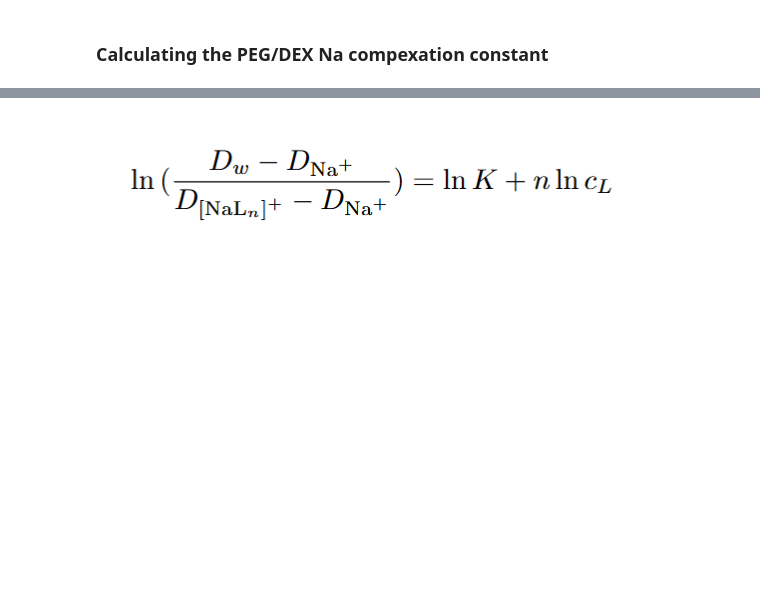
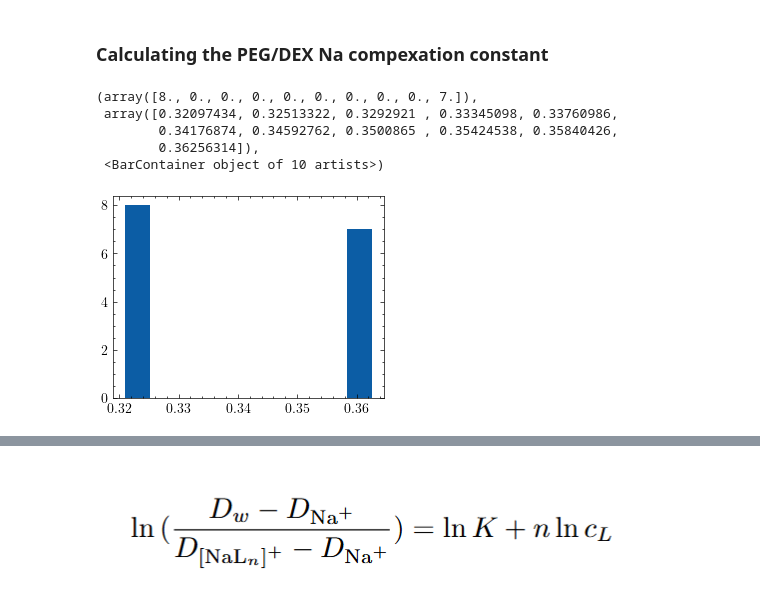
Before and after one commit to antonilis/molecular_crowding, a Jupyter notebook: analysis.ipynb, the cells around one changed output, grey strips where cells are left out. Drawn from its saved outputs; the diff is of its cells as text; code cells hidden in the pictures; blank space fills up the shorter version.

Commit message:
Developed the module sodium_crowder_equilibrium_constant.py and plotted the results.

```diff
--- a/analysis.ipynb
+++ b/analysis.ipynb
@@ -258,4 +258,20 @@ coeff
 ### Calculating the PEG/DEX Na compexation constant
 # %%
 import utils as uts
-data =
+import sodium_crowder_equilibrium_constant as scec
+
+
+data =  scec.calc_sodium_crowder_eq_constant()
+
+df_ficoll = data[data['crowder'].str.contains('Ficoll', case=False)]
+df_peg = data[data['crowder'].str.contains('PEG', case=False)]
+df_dextran = data[data['crowder'].str.contains('Dextran', case=False)]
+# %%
+plt.hist(df_dextran['K complex'].apply(lambda x: x.nominal_value))
+# %% [output]
+(array([8., 0., 0., 0., 0., 0., 0., 0., 0., 7.]),
+ array([0.32097434, 0.32513322, 0.3292921 , 0.33345098, 0.33760986,
+        0.34176874, 0.34592762, 0.3500865 , 0.35424538, 0.35840426,
+        0.36256314]),
+ <BarContainer object of 10 artists>)
+[figure, added]
```
Also changed, not shown: parts of 9 cells of this notebook, 23 other files.
